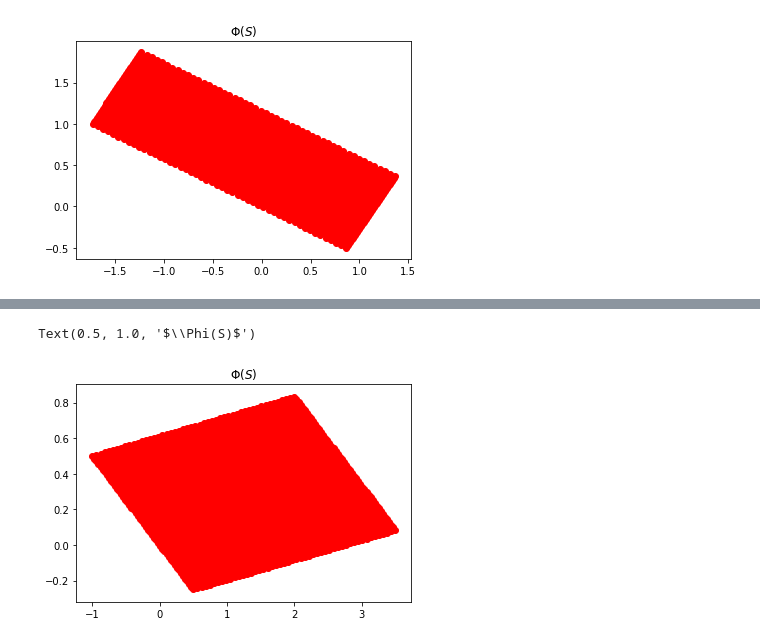
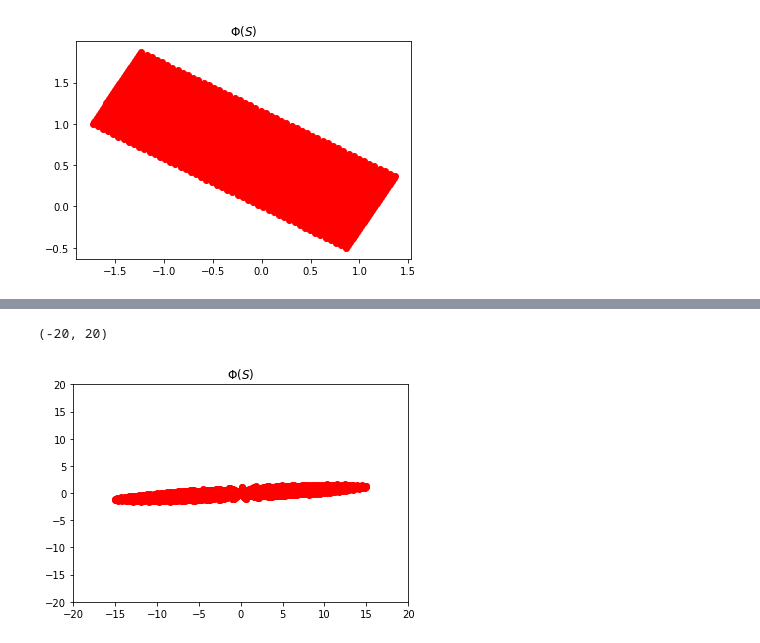
Before and after one commit to MarkLai0317/Linear-algebra-homework, a Jupyter notebook: linear transformation.ipynb, the cells around one changed output, grey strips where cells are left out. Saved outputs shown, nothing was run; the diff lists cells and outputs as text; code cells hidden in the pictures.

```diff
--- a/linear transformation.ipynb
+++ b/linear transformation.ipynb
@@ -63,0 +82,18 @@ A = np.array([[3, -1/2],
+# %%
+p, q = 30, 60
+r = np.linspace(0, 1, p)
+t = np.linspace(0, 2*np.pi, q)
+
+rr, tt = np.meshgrid(r, t)
+rc, rs = 5*rr*np.cos(tt), 3*rr*np.sin(tt)
+
+xx, yy = rc.flatten(), rs.flatten()
+S_meshgrid = np.vstack([xx, yy])
+
+# 以半徑當作顏色指標 c=-rr，半徑越大，顏色越深
+plt.scatter(rc, rs, c=-rr)
+plt.title('$S$')
+
+# 改變圖片的呈現範圍
+plt.xlim(-5, 5)
+plt.ylim(-5, 5)
@@ -64,10 +103,20 @@ A = np.array([[3, -1/2],
+# %%
+##函數：（3x - 1/3y, 1/4x + 1/3y）
+A = np.array([[3, -1/3],
+              [1/4, 1/3]])
+
+def phi(x):
+    assert A.shape[1]==x.shape[0], 'incompatible dimension'
+    return A@x
 # %%
 T = phi(S_meshgrid)
 u, v = phi(S_meshgrid)
 
 # 畫出 phi(S)
 plt.scatter(u, v, c='r')
 plt.title('$\Phi(S)$')
+plt.xlim(-20, 20)
+plt.ylim(-20, 20)
 # %% [output]
-Text(0.5, 1.0, '$\\Phi(S)$')
+(-20, 20)
-[figure, old version]
+[figure, new version]
```
Also changed, not shown: parts of 4 cells of this notebook.
